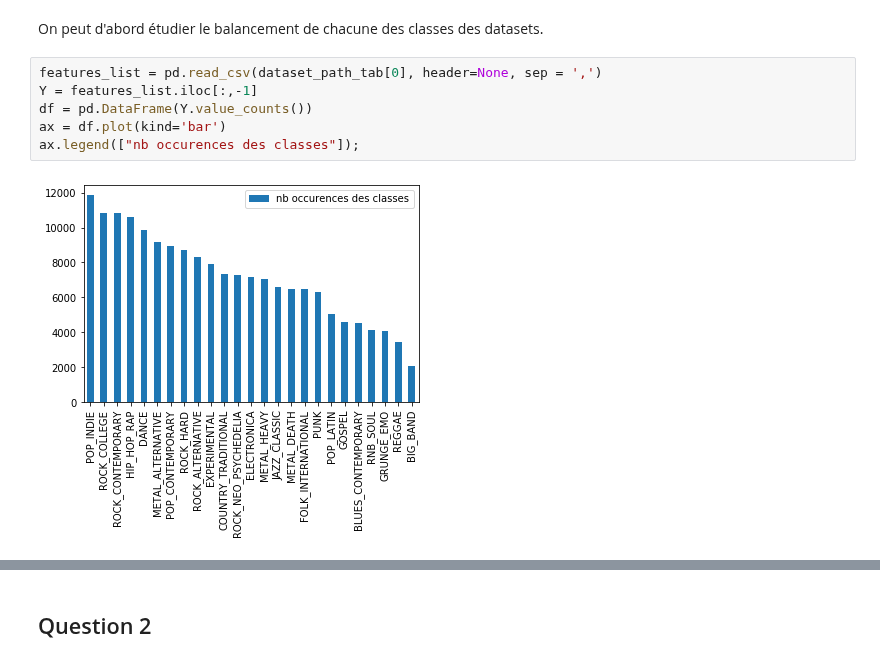
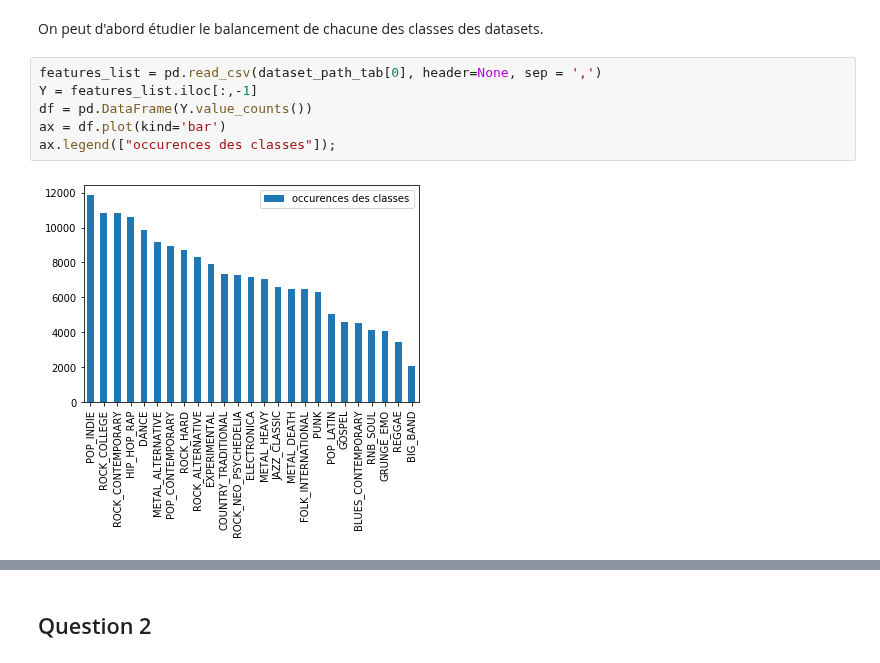
Before and after one commit to David-LETINAUD/GTI770, a Jupyter notebook: GTI770_Laboratoire4_-_BLEA14058906_LETD05129708_LIOT20069605/GTI770-TP04.ipynb, the cells around one changed output, grey strips where cells are left out. Drawn from its saved outputs; the diff is of its cells as text.

```diff
--- a/GTI770_Laboratoire4_-_BLEA14058906_LETD05129708_LIOT20069605/GTI770-TP04.ipynb
+++ b/GTI770_Laboratoire4_-_BLEA14058906_LETD05129708_LIOT20069605/GTI770-TP04.ipynb
@@ -50,8 +51,8 @@ On peut d'abord étudier le balancement de chacune des classes des datasets.
 # %%
 features_list = pd.read_csv(dataset_path_tab[0], header=None, sep = ',')
 Y = features_list.iloc[:,-1]
 df = pd.DataFrame(Y.value_counts())
 ax = df.plot(kind='bar')
-ax.legend(["nb occurences des classes"]);
+ax.legend(["occurences des classes"]);
 # %% [output]
-[figure, old version]
+[figure, new version]
```
Also changed, not shown: parts of 11 cells of this notebook.
